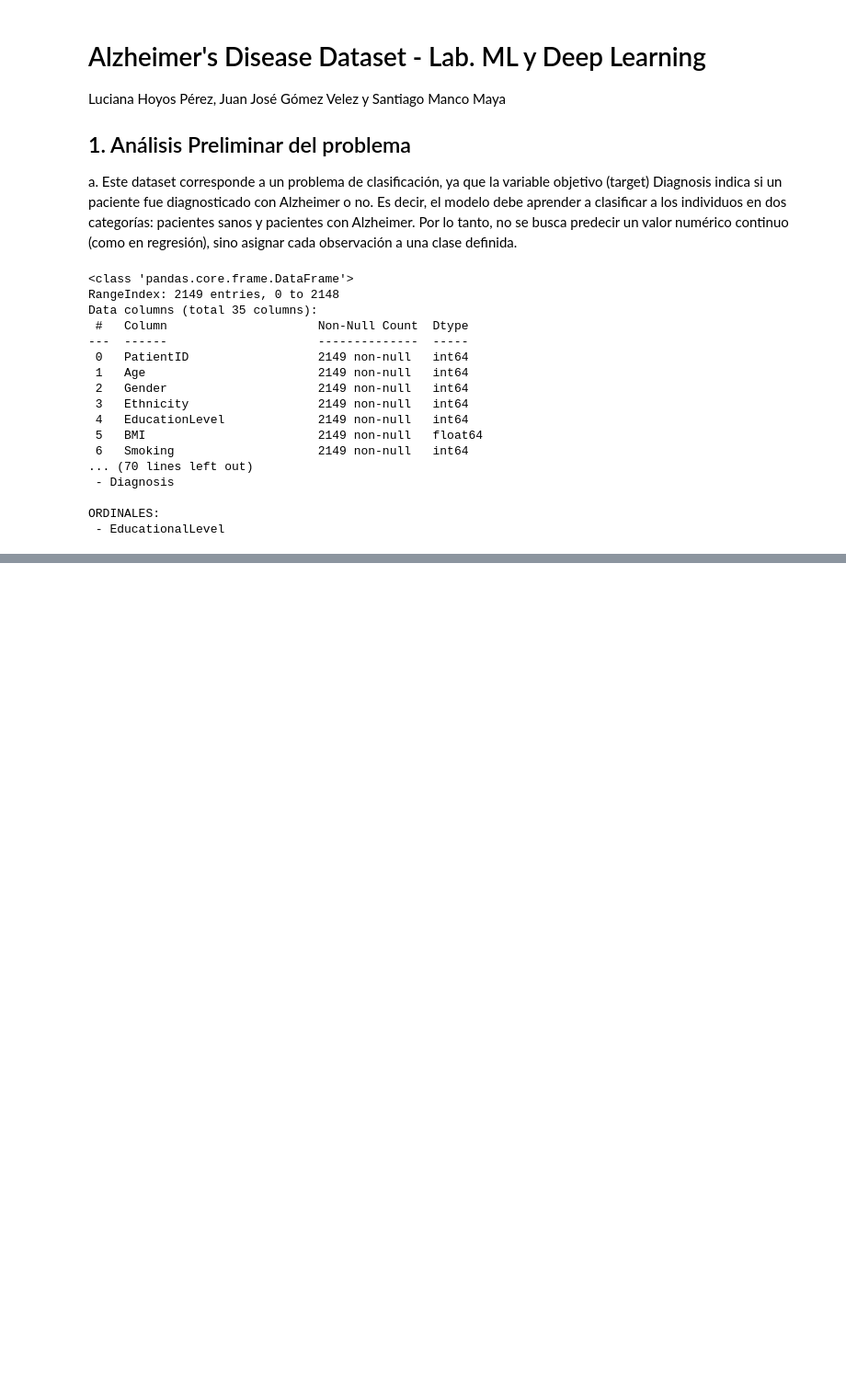
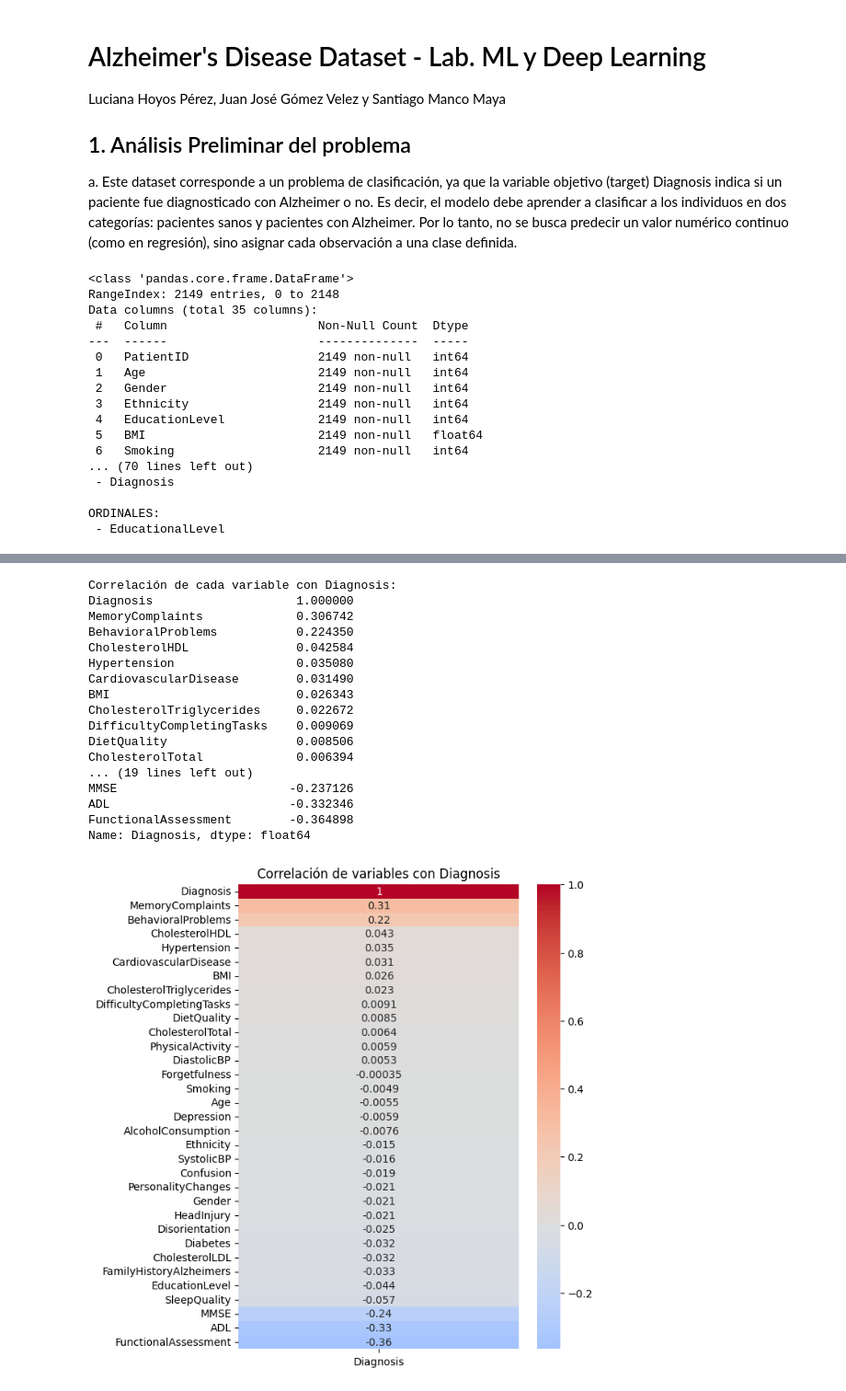
Before and after one commit to Manco312/Deliverable2-AI, a Jupyter notebook: analysis.ipynb, the cells around one changed output, grey strips where cells are left out. Shown: that part at 92% size. Cells and saved outputs as stored; diff of their text form; code cells hidden in the pictures; blank space fills up the shorter version.

Commit message:
ADD: Analisis exploratorio de datos (EDA)

```diff
--- a/analysis.ipynb
+++ b/analysis.ipynb
@@ -72,0 +143,35 @@ Tampoco está claro cómo se asigna exactamente el diagnóstico (Diagnosis) en e
+# %%
+# Correlación entre variables numéricas y Diagnosis
+
+corr_vars = datos.select_dtypes(include=["int64", "float64"]).drop(columns=["PatientID"], errors="ignore")
+
+# Calcular correlación con Diagnosis
+corr_with_target = corr_vars.corr()["Diagnosis"].sort_values(ascending=False)
+
+print("\nCorrelación de cada variable con Diagnosis:")
+print(corr_with_target)
+
+# Graficar heatmap solo con las correlaciones respecto a Diagnosis
+plt.figure(figsize=(6, 8))
+sns.heatmap(corr_with_target.to_frame(), annot=True, cmap="coolwarm", center=0)
+plt.title("Correlación de variables con Diagnosis")
+plt.show()
+# %% [output]
+Correlación de cada variable con Diagnosis:
+Diagnosis                    1.000000
+MemoryComplaints             0.306742
+BehavioralProblems           0.224350
+CholesterolHDL               0.042584
+Hypertension                 0.035080
+CardiovascularDisease        0.031490
+BMI                          0.026343
+CholesterolTriglycerides     0.022672
+DifficultyCompletingTasks    0.009069
+DietQuality                  0.008506
+CholesterolTotal             0.006394
+... (19 lines left out)
+MMSE                        -0.237126
+ADL                         -0.332346
+FunctionalAssessment        -0.364898
+Name: Diagnosis, dtype: float64
+[figure, added]
```
Also changed, not shown: parts of 9 cells of this notebook.
